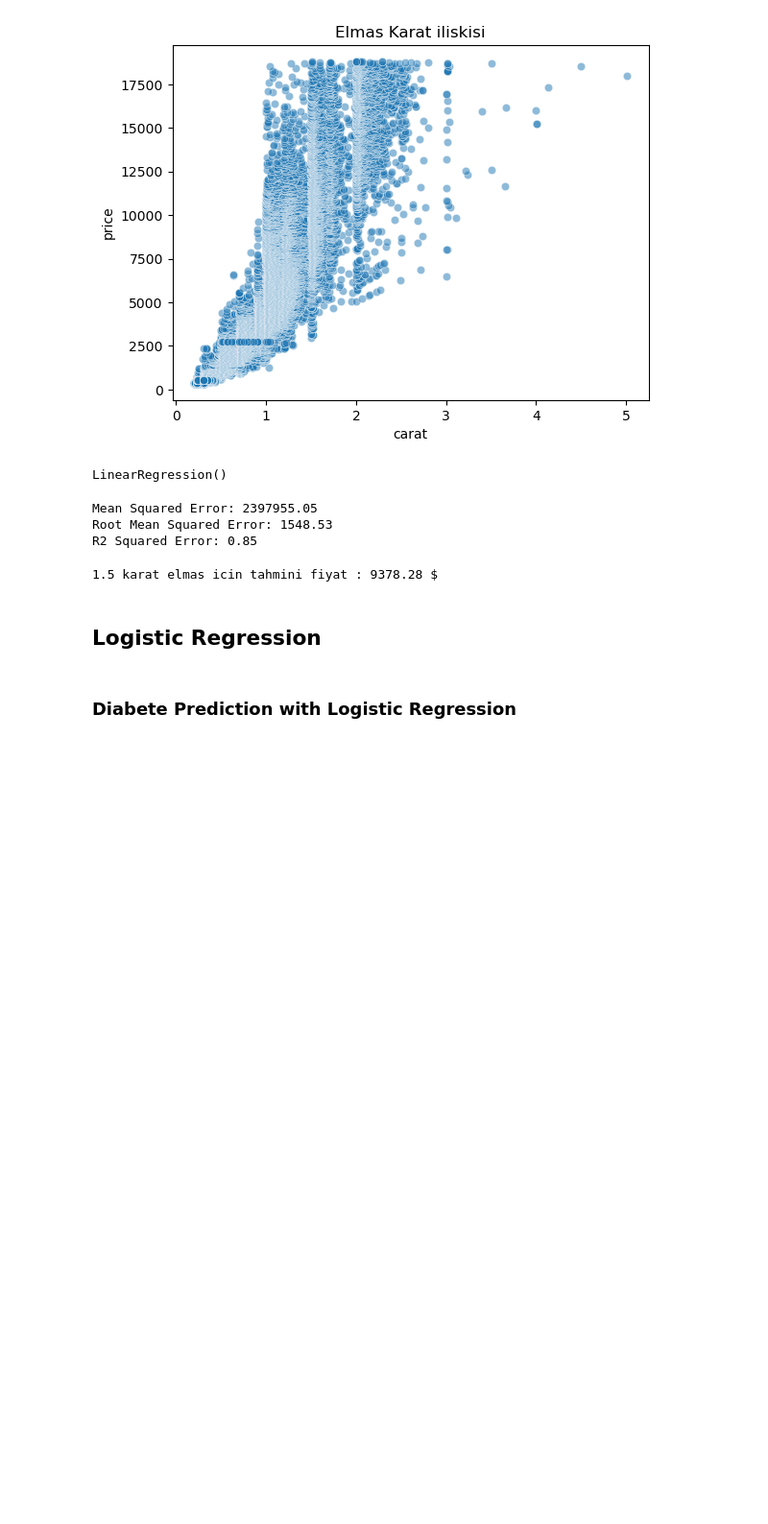
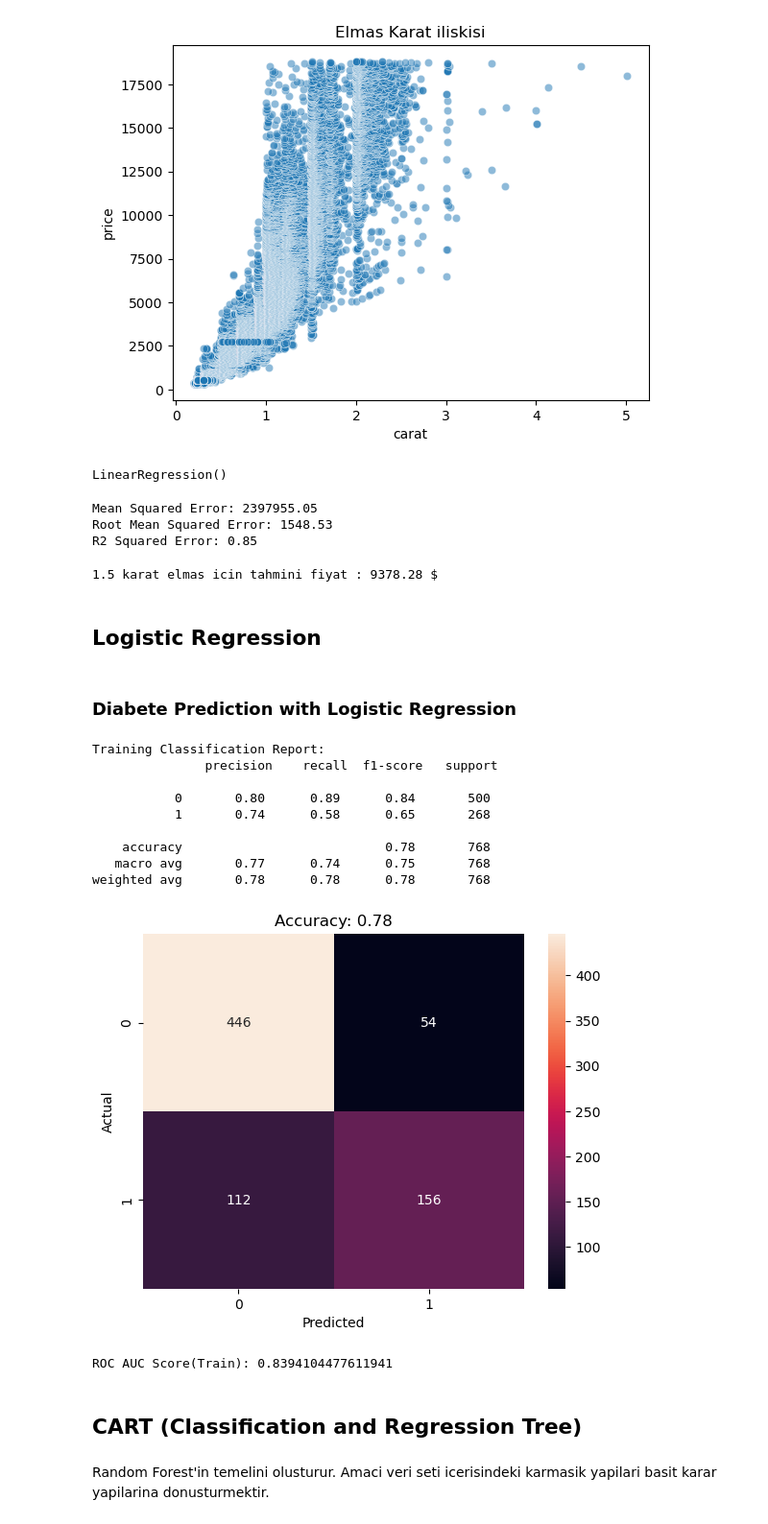
Before and after one commit to gokturkberke/AI-Bootcamp, a Jupyter notebook: machineLearning.ipynb, the cells around one changed output. Shown at 96% size. Cells and saved outputs as stored; diff of their text form; code cells hidden in the pictures; blank space fills up the shorter version.

```diff
--- a/machineLearning.ipynb
+++ b/machineLearning.ipynb
@@ -101,0 +121,31 @@ def replace_with_thresholds(df,col):
+# %%
+scaler = RobustScaler()
+# %%
+df[features] = scaler.fit_transform(df[features]) #verilerinizdeki sayısal özellikleri belirli bir aralığa (genellikle 0 ile 1 arasına veya ortalaması 0, standart sapması 1 olacak şekilde) dönüştürerek makine öğrenmesi modelinin daha iyi performans göstermesini sağlar.
+# %%
+X = df[features]
+y = df[target]
+# %%
+log_model = LogisticRegression().fit(X,y)
+y_pred = log_model.predict(X)
+y_prob = log_model.predict_proba(X)[:,1] #log_model isimli lojistik regresyon modelini kullanarak X veri setindeki her bir gözlem için "1" sınıfına (genellikle pozitif veya hedeflenen durum) ait olma olasılığını hesaplar.
+# %%
+print("Training Classification Report:\n", classification_report(y,y_pred))
+plot_confusion_matrix(y,y_pred)
+print("ROC AUC Score(Train):",roc_auc_score(y,y_prob))
+# %% [output]
+Training Classification Report:
+               precision    recall  f1-score   support
+
+           0       0.80      0.89      0.84       500
+           1       0.74      0.58      0.65       268
+
+    accuracy                           0.78       768
+   macro avg       0.77      0.74      0.75       768
+weighted avg       0.78      0.78      0.78       768
+[figure, added]
+ROC AUC Score(Train): 0.8394104477611941
+# %% [markdown]
+## CART (Classification and Regression Tree)
+# %% [markdown]
+Random Forest'in temelini olusturur. Amaci veri seti icerisindeki karmasik yapilari basit karar yapilarina donusturmektir.
```
Also changed, not shown: parts of 25 cells of this notebook, 2 other files.
